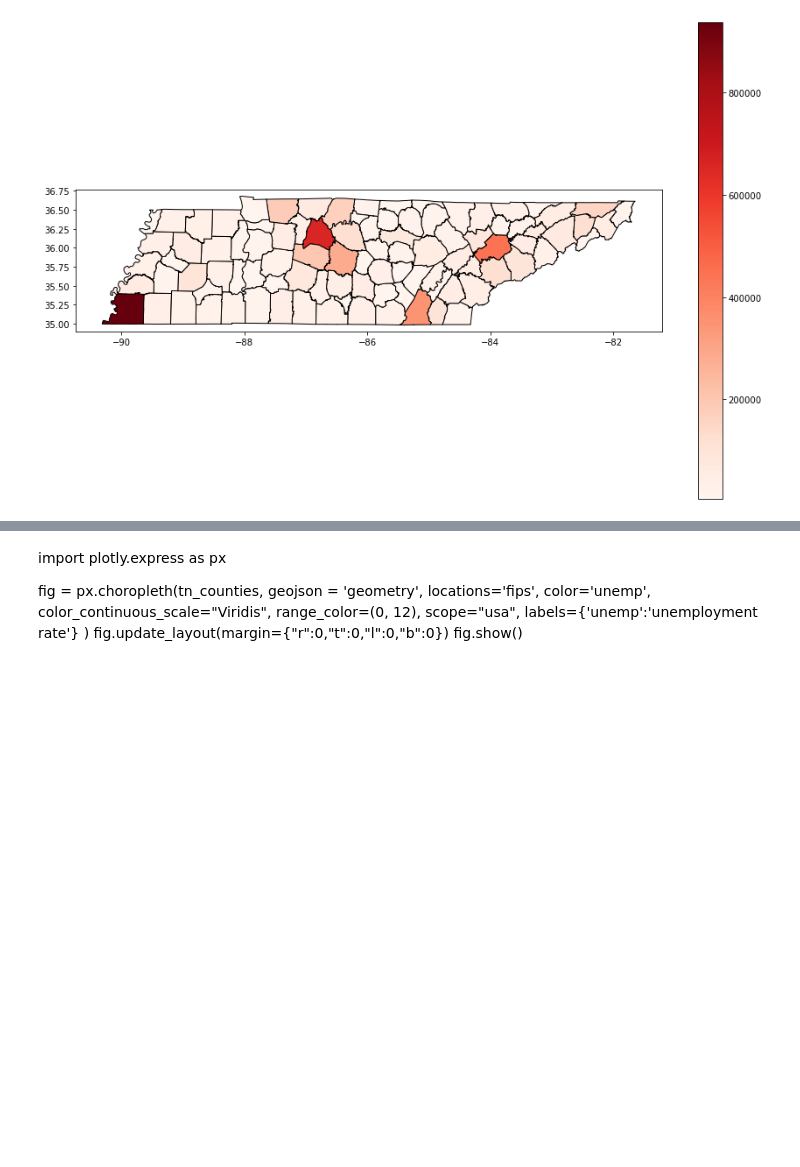
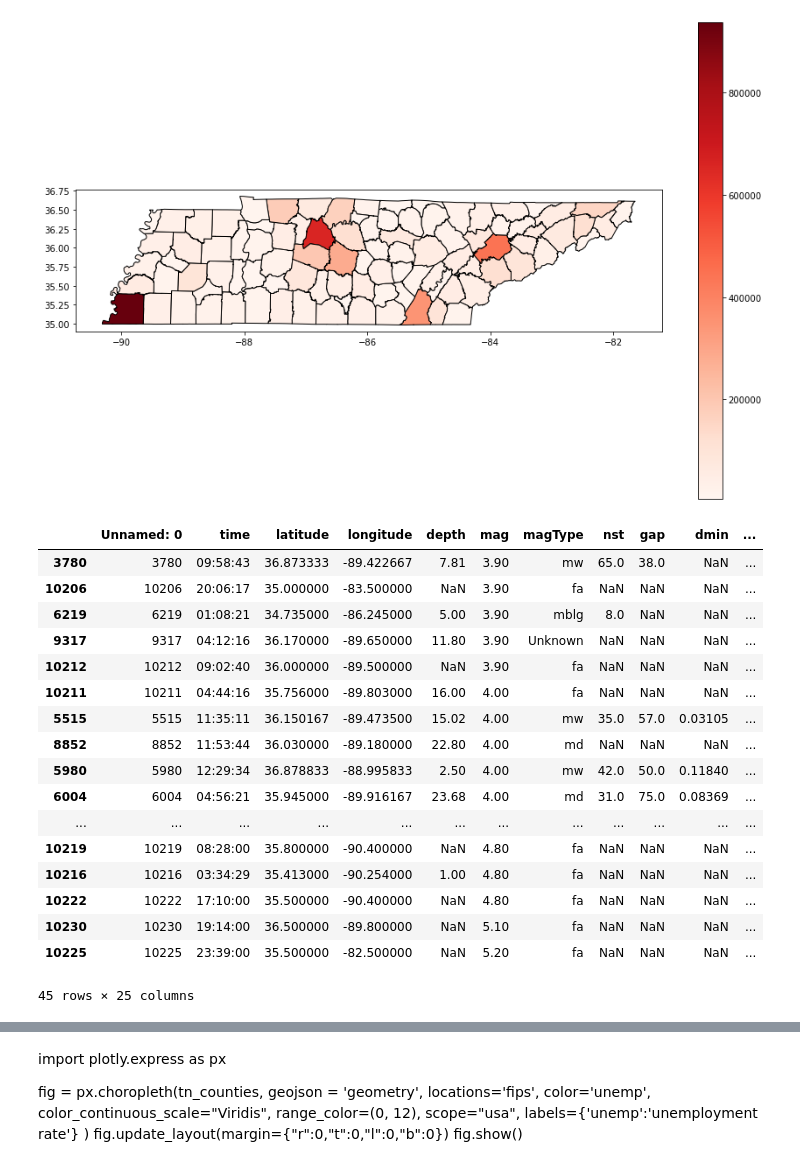
Before and after one commit to nss-data-science-cohort-4/dq3-earthquakes-mst-2-0, a Jupyter notebook: Notebooks/Tennessee Counties, Population, and Earthquakes.ipynb, the cells around one changed output, grey strips where cells are left out. Saved outputs shown, nothing was run; the diff lists cells and outputs as text; code cells hidden in the pictures; blank space fills up the shorter version.

```diff
--- a/Notebooks/Tennessee Counties, Population, and Earthquakes.ipynb
+++ b/Notebooks/Tennessee Counties, Population, and Earthquakes.ipynb
@@ -38,6 +57,27 @@ big_quakes = big_quakes[big_quakes['Unnamed: 0'].isin([10204, 10228, 10229, 1020
 
 #sorting quakes df by magnitude
 big_quakes = big_quakes.sort_values(by = 'mag')
+# %%
+big_quakes.head(50)
+# %% [output]
+|  | Unnamed: 0 | time | latitude | longitude | depth | mag | magType | nst | gap | dmin | ... |
+| 3780 | 3780 | 09:58:43 | 36.873333 | -89.422667 | 7.81 | 3.90 | mw | 65.0 | 38.0 | NaN | ... |
+| 10206 | 10206 | 20:06:17 | 35.000000 | -83.500000 | NaN | 3.90 | fa | NaN | NaN | NaN | ... |
+| 6219 | 6219 | 01:08:21 | 34.735000 | -86.245000 | 5.00 | 3.90 | mblg | 8.0 | NaN | NaN | ... |
+| 9317 | 9317 | 04:12:16 | 36.170000 | -89.650000 | 11.80 | 3.90 | Unknown | NaN | NaN | NaN | ... |
+| 10212 | 10212 | 09:02:40 | 36.000000 | -89.500000 | NaN | 3.90 | fa | NaN | NaN | NaN | ... |
+| 10211 | 10211 | 04:44:16 | 35.756000 | -89.803000 | 16.00 | 4.00 | fa | NaN | NaN | NaN | ... |
+| 5515 | 5515 | 11:35:11 | 36.150167 | -89.473500 | 15.02 | 4.00 | mw | 35.0 | 57.0 | 0.03105 | ... |
+| 8852 | 8852 | 11:53:44 | 36.030000 | -89.180000 | 22.80 | 4.00 | md | NaN | NaN | NaN | ... |
+| 5980 | 5980 | 12:29:34 | 36.878833 | -88.995833 | 2.50 | 4.00 | mw | 42.0 | 50.0 | 0.11840 | ... |
+| 6004 | 6004 | 04:56:21 | 35.945000 | -89.916167 | 23.68 | 4.00 | md | 31.0 | 75.0 | 0.08369 | ... |
+| ... | ... | ... | ... | ... | ... | ... | ... | ... | ... | ... | ... |
+| 10219 | 10219 | 08:28:00 | 35.800000 | -90.400000 | NaN | 4.80 | fa | NaN | NaN | NaN | ... |
+| 10216 | 10216 | 03:34:29 | 35.413000 | -90.254000 | 1.00 | 4.80 | fa | NaN | NaN | NaN | ... |
+| 10222 | 10222 | 17:10:00 | 35.500000 | -90.400000 | NaN | 4.80 | fa | NaN | NaN | NaN | ... |
+| 10230 | 10230 | 19:14:00 | 36.500000 | -89.800000 | NaN | 5.10 | fa | NaN | NaN | NaN | ... |
+| 10225 | 10225 | 23:39:00 | 35.500000 | -82.500000 | NaN | 5.20 | fa | NaN | NaN | NaN | ... |
+45 rows × 25 columns
 # %%
 #creating a geometry column
 big_quakes['geometry'] = big_quakes.apply(lambda x: Point((float(x.longitude), float(x.latitude))), axis = 1)
```
Also changed, not shown: parts of 15 cells of this notebook.
